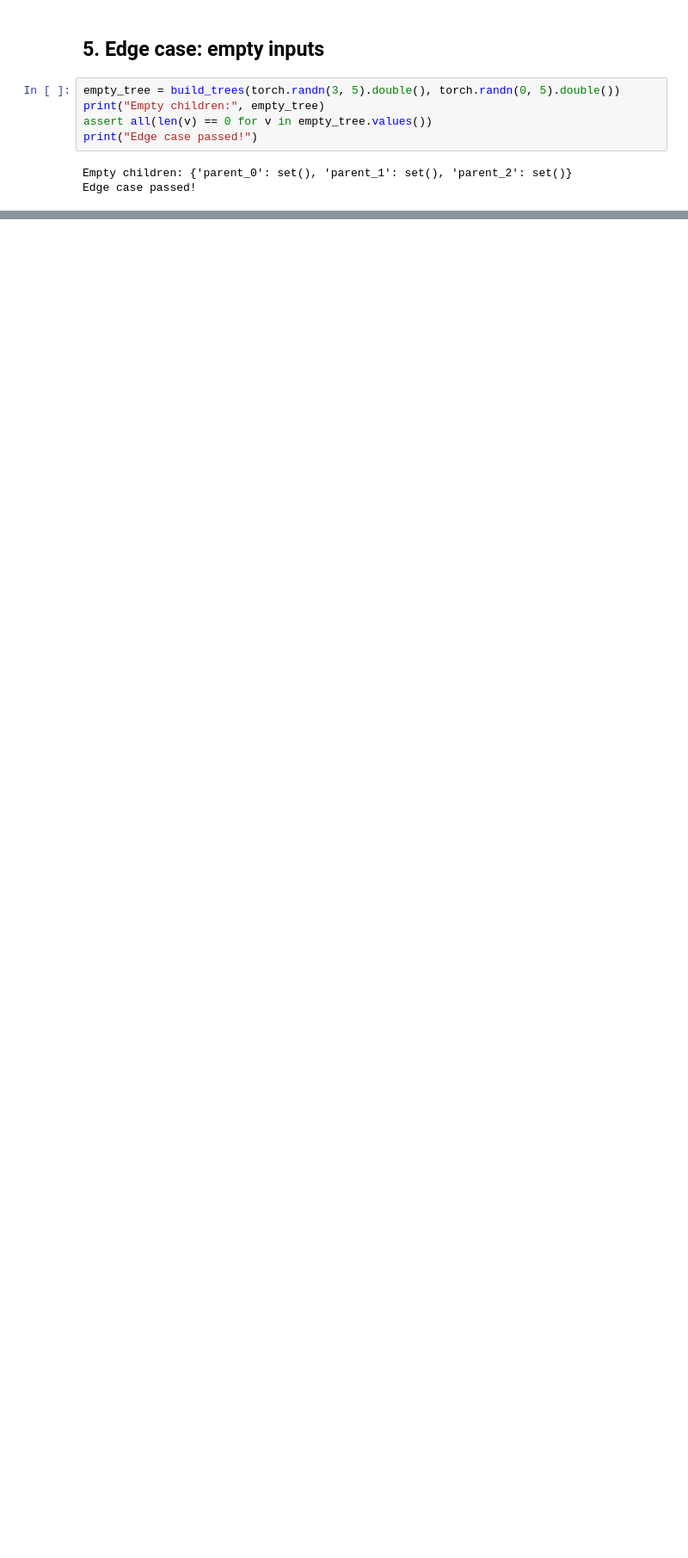
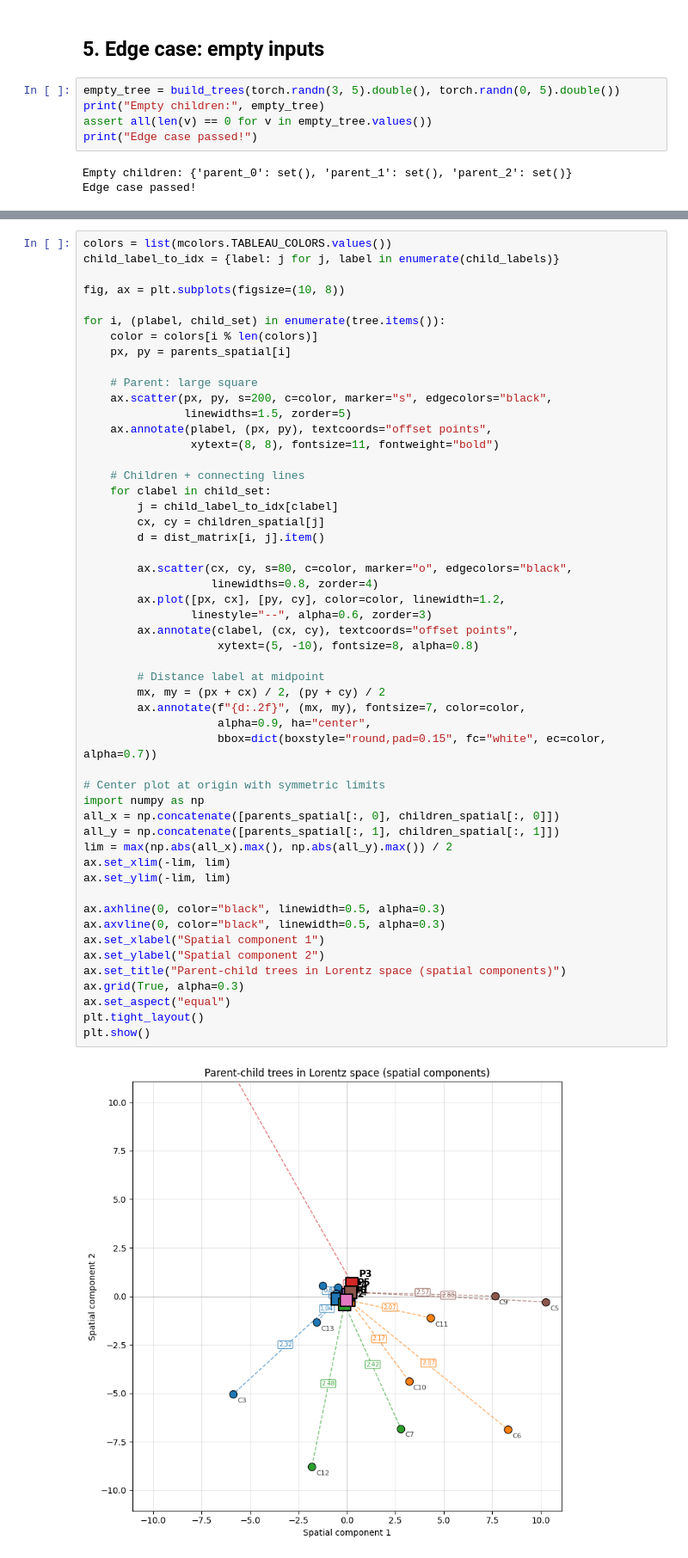
Before and after one commit to NeeluMadan/HHS, a Jupyter notebook: hhs/test_hyperbolic_tree.ipynb, the cells around one changed output, grey strips where cells are left out. Shown at 86% size. Saved outputs shown, nothing was run; the diff lists cells and outputs as text; blank space fills up the shorter version.

```diff
--- a/hhs/test_hyperbolic_tree.ipynb
+++ b/hhs/test_hyperbolic_tree.ipynb
@@ -122,0 +327,54 @@ Edge case passed!
+# %%
+colors = list(mcolors.TABLEAU_COLORS.values())
+child_label_to_idx = {label: j for j, label in enumerate(child_labels)}
+
+fig, ax = plt.subplots(figsize=(10, 8))
+
+for i, (plabel, child_set) in enumerate(tree.items()):
+    color = colors[i % len(colors)]
+    px, py = parents_spatial[i]
+
+    # Parent: large square
+    ax.scatter(px, py, s=200, c=color, marker="s", edgecolors="black",
+               linewidths=1.5, zorder=5)
+    ax.annotate(plabel, (px, py), textcoords="offset points",
+                xytext=(8, 8), fontsize=11, fontweight="bold")
+
+    # Children + connecting lines
+    for clabel in child_set:
+        j = child_label_to_idx[clabel]
+        cx, cy = children_spatial[j]
+        d = dist_matrix[i, j].item()
+
+        ax.scatter(cx, cy, s=80, c=color, marker="o", edgecolors="black",
+                   linewidths=0.8, zorder=4)
+        ax.plot([px, cx], [py, cy], color=color, linewidth=1.2,
+                linestyle="--", alpha=0.6, zorder=3)
+        ax.annotate(clabel, (cx, cy), textcoords="offset points",
+                    xytext=(5, -10), fontsize=8, alpha=0.8)
+
+        # Distance label at midpoint
+        mx, my = (px + cx) / 2, (py + cy) / 2
+        ax.annotate(f"{d:.2f}", (mx, my), fontsize=7, color=color,
+                    alpha=0.9, ha="center",
+                    bbox=dict(boxstyle="round,pad=0.15", fc="white", ec=color, alpha=0.7))
+
+# Center plot at origin with symmetric limits
+import numpy as np
+all_x = np.concatenate([parents_spatial[:, 0], children_spatial[:, 0]])
+all_y = np.concatenate([parents_spatial[:, 1], children_spatial[:, 1]])
+lim = max(np.abs(all_x).max(), np.abs(all_y).max()) / 2
+ax.set_xlim(-lim, lim)
+ax.set_ylim(-lim, lim)
+
+ax.axhline(0, color="black", linewidth=0.5, alpha=0.3)
+ax.axvline(0, color="black", linewidth=0.5, alpha=0.3)
+ax.set_xlabel("Spatial component 1")
+ax.set_ylabel("Spatial component 2")
+ax.set_title("Parent-child trees in Lorentz space (spatial components)")
+ax.grid(True, alpha=0.3)
+ax.set_aspect("equal")
+plt.tight_layout()
+plt.show()
+# %% [output]
+[figure, added]
```
Also changed, not shown: parts of 13 cells of this notebook, 1 other file.
